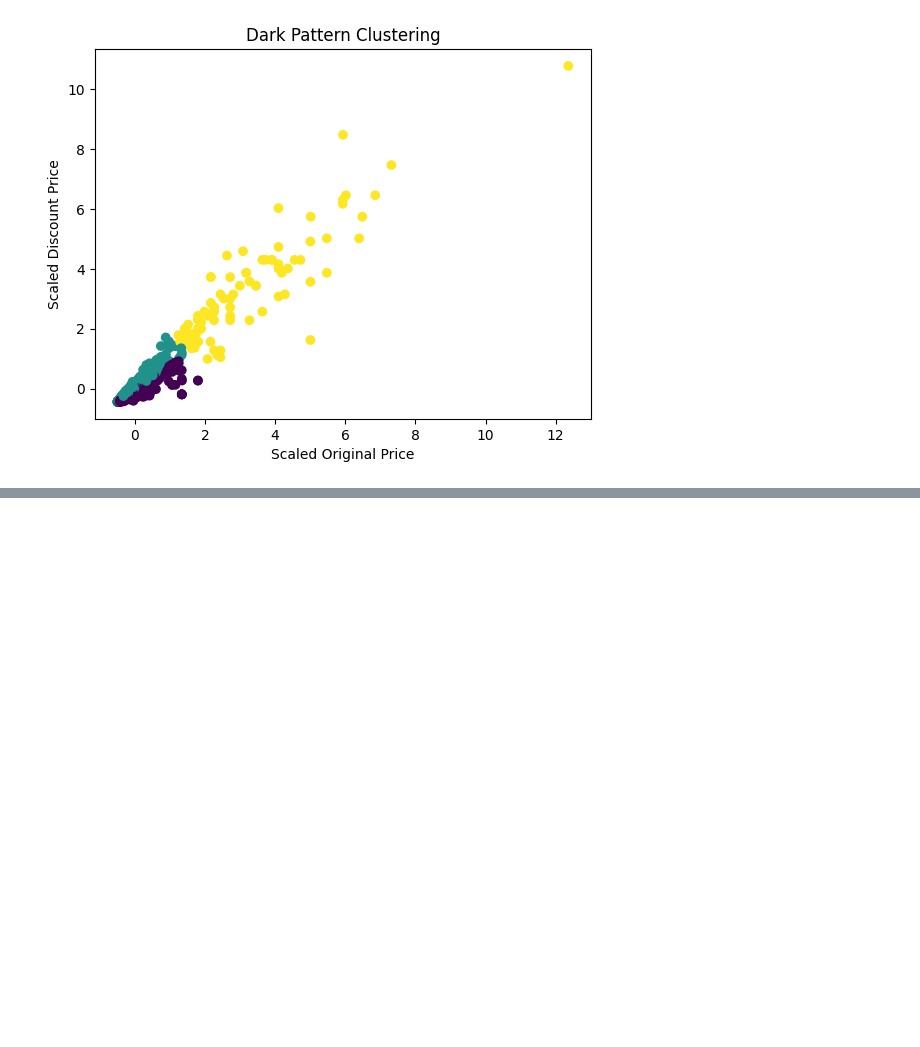
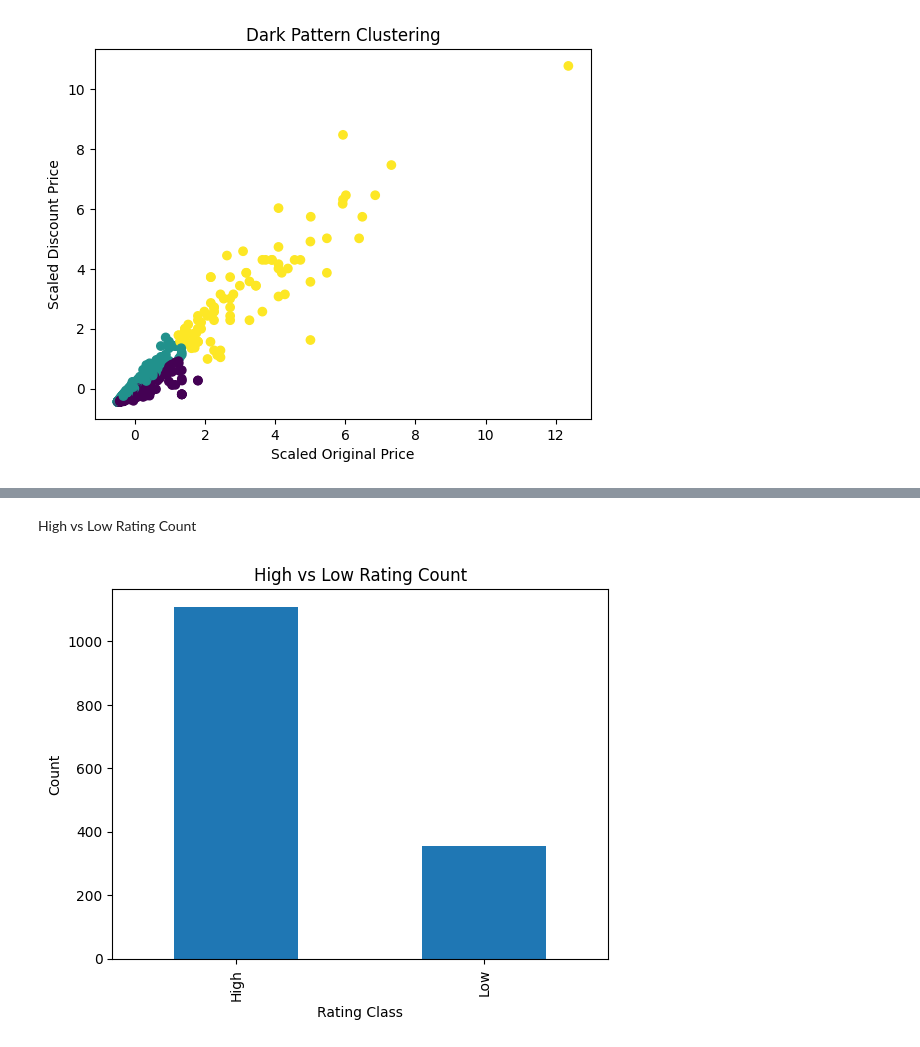
Before and after one commit to dmahakal2006/AI-Job-Description-git-clone-https-github.com-username-project, a Jupyter notebook: DM PROJECT .ipynb, the cells around one changed output, grey strips where cells are left out. Cells and saved outputs as stored; diff of their text form; code cells hidden in the pictures; blank space fills up the shorter version.

```diff
--- a/DM PROJECT .ipynb
+++ b/DM PROJECT .ipynb
@@ -183,0 +217,13 @@ plt.show()
+# %% [markdown]
+ High vs Low Rating Count
+# %%
+data['rating'] = pd.to_numeric(data['rating'], errors='coerce').fillna(0)
+data['rating_class'] = data['rating'].apply(lambda x: 'High' if x >= 4.0 else 'Low')
+plt.figure()
+data['rating_class'].value_counts().plot(kind='bar')
+plt.title("High vs Low Rating Count")
+plt.xlabel("Rating Class")
+plt.ylabel("Count")
+plt.show()
+# %% [output]
+[figure, added]
```
Also changed, not shown: parts of 13 cells of this notebook.
